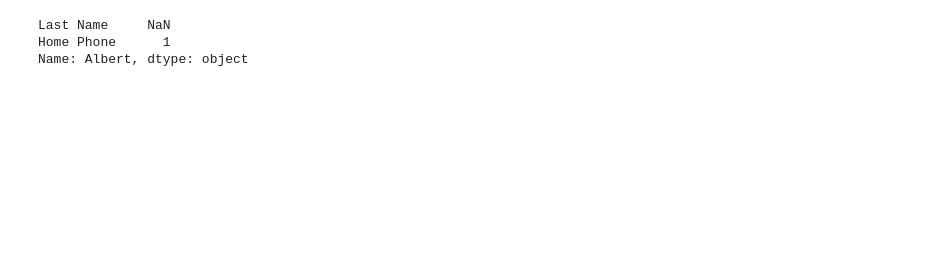
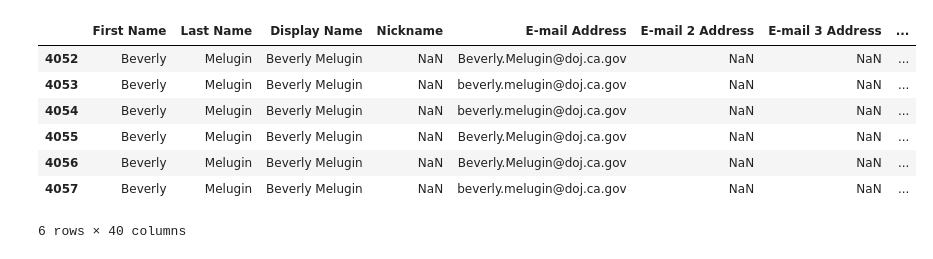
Before and after one commit to Julia-Susser/ICloud-Contacts, a Jupyter notebook: Contacts.ipynb, the cells around one changed output. Drawn from its saved outputs; the diff is of its cells as text; code cells hidden in the pictures; blank space fills up the shorter version.

Commit message:
fix nan names

```diff
--- a/Contacts.ipynb
+++ b/Contacts.ipynb
@@ -4,9 +5,11 @@ import functools
-# %%
-c = pd.read_csv("contacts.csv")
-
-k = c.groupby(["First Name","Last Name"],dropna=False)["Home Phone"].count().to_frame().reset_index().set_index("First Name")
-k.loc["Albert"]
-# %% [output]
-Last Name     NaN
-Home Phone      1
-Name: Albert, dtype: object
+# %%
+x
+# %% [output]
+|  | First Name | Last Name | Display Name | Nickname | E-mail Address | E-mail 2 Address | E-mail 3 Address | ... |
+| 4052 | Beverly | Melugin | Beverly Melugin | NaN | Beverly.Melugin@doj.ca.gov | NaN | NaN | ... |
+| 4053 | Beverly | Melugin | Beverly Melugin | NaN | beverly.melugin@doj.ca.gov | NaN | NaN | ... |
+| 4054 | Beverly | Melugin | Beverly Melugin | NaN | beverly.melugin@doj.ca.gov | NaN | NaN | ... |
+| 4055 | Beverly | Melugin | Beverly Melugin | NaN | Beverly.Melugin@doj.ca.gov | NaN | NaN | ... |
+| 4056 | Beverly | Melugin | Beverly Melugin | NaN | Beverly.Melugin@doj.ca.gov | NaN | NaN | ... |
+| 4057 | Beverly | Melugin | Beverly Melugin | NaN | beverly.melugin@doj.ca.gov | NaN | NaN | ... |
+6 rows × 40 columns
```
Also changed, not shown: parts of 7 cells of this notebook, 1 other file.
